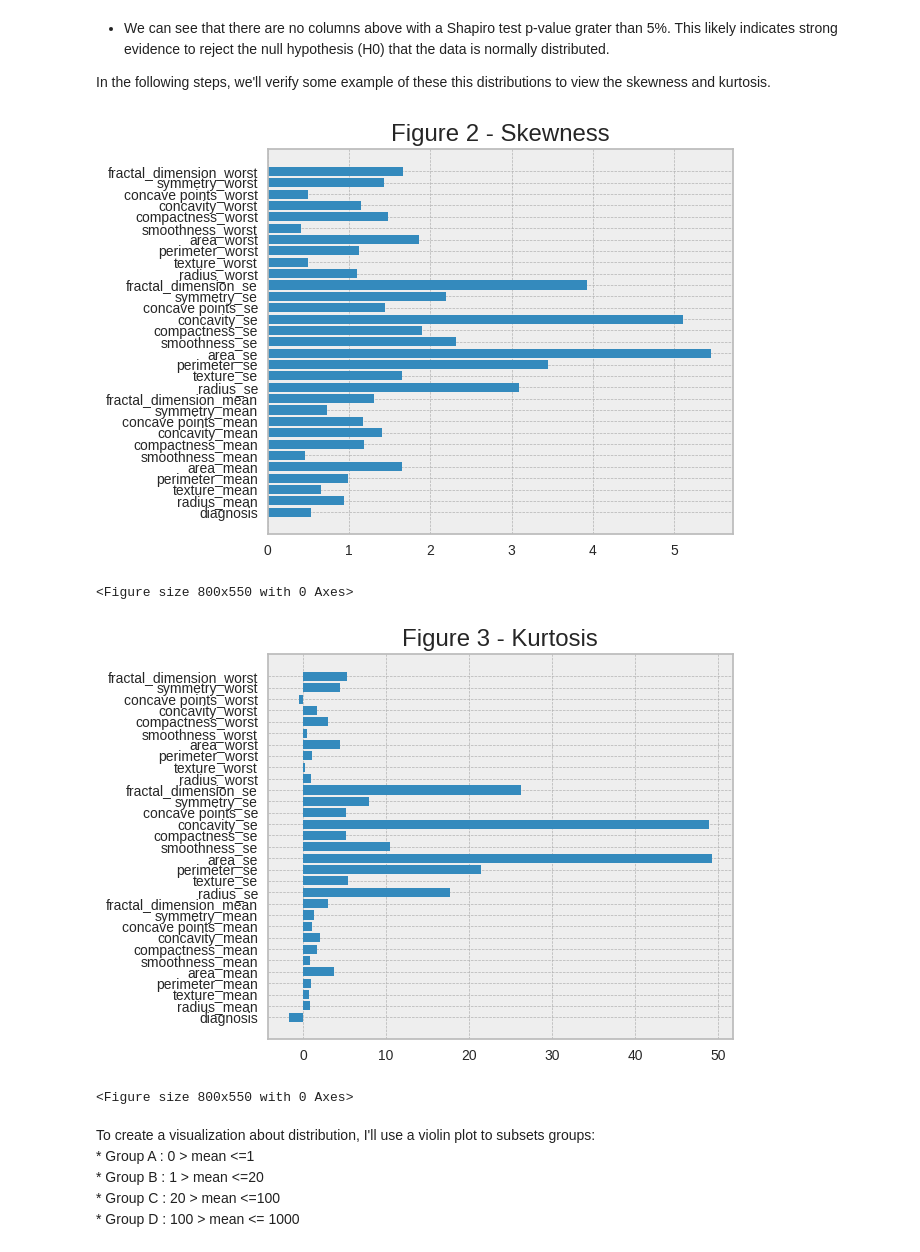
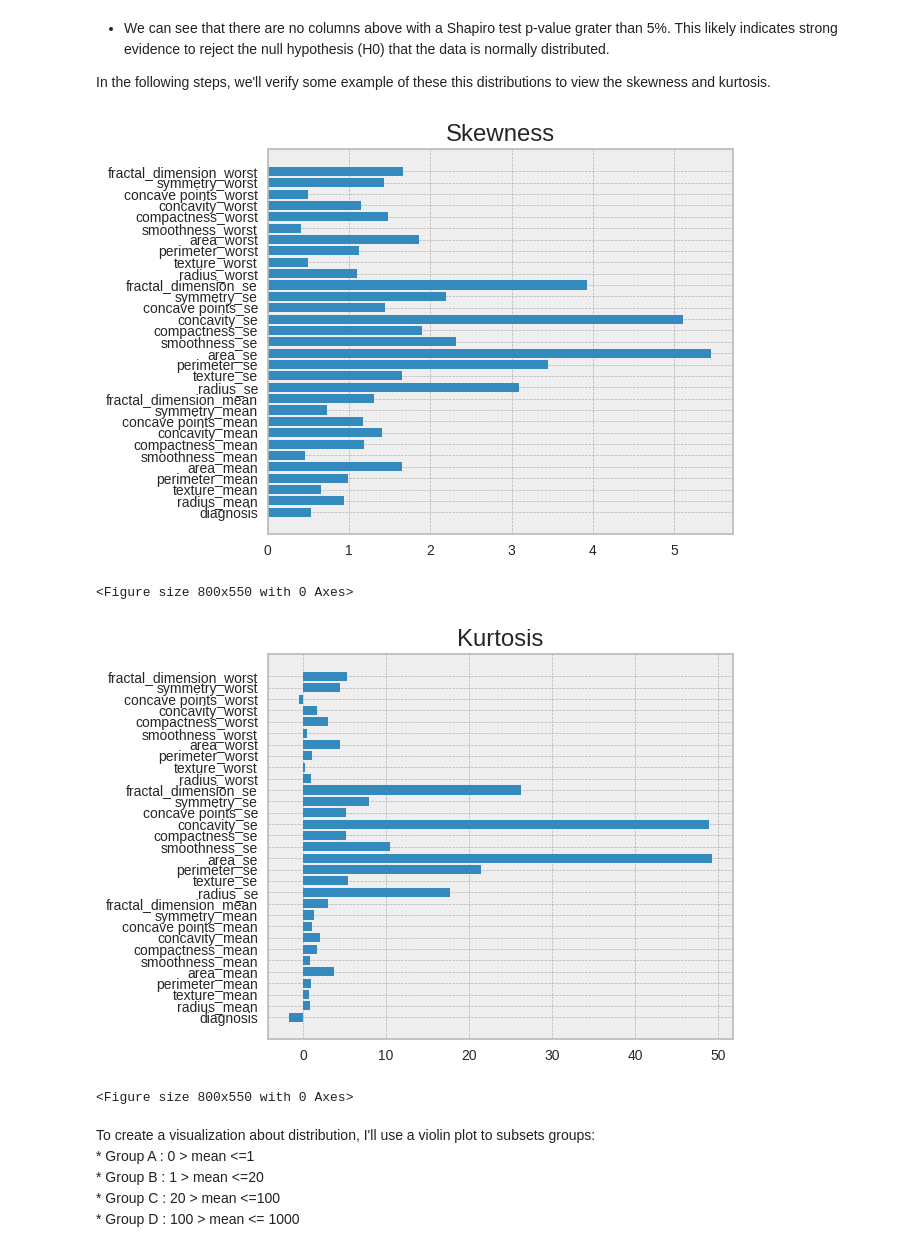
Before and after one commit to sabinorsp/cancer_data_classification, a Jupyter notebook: notebooks/1.2-rsp-exploratory-data-analysis.ipynb, the cells around one changed output. Cells and saved outputs as stored; diff of their text form; code cells hidden in the pictures.

```diff
--- a/notebooks/1.2-rsp-exploratory-data-analysis.ipynb
+++ b/notebooks/1.2-rsp-exploratory-data-analysis.ipynb
@@ -117,21 +124,21 @@ In the following steps, we'll verify some example of these this distributions to
 # %%
 # compute skewness and kurtosis of all variables
 plt.figure(figsize=(6,5))
 plt.barh(data.skew().index, data.skew().values)
-plt.title('Figure 2 - Skewness')
+plt.title('Skewness')
 plt.show()
 plt.savefig('../reports/figures/fig2-skewness', dpi=300, bbox_inches='tight')
 # %% [output]
-[figure, old version]
+[figure, new version]
 <Figure size 800x550 with 0 Axes>
 # %%
 plt.figure(figsize=(6,5))
 plt.barh(data.kurtosis().index, data.kurtosis().values)
-plt.title('Figure 3 - Kurtosis')
+plt.title('Kurtosis')
 plt.show()
 plt.savefig('../reports/figures/fig3-kurtosis', dpi=300, bbox_inches='tight')
 # %% [output]
-[figure, old version]
+[figure, new version]
 <Figure size 800x550 with 0 Axes>
 # %% [markdown]
 To create a visualization about distribution, I'll use a violin plot to subsets groups:
```
Also changed, not shown: parts of 1 cell of this notebook, 3 other files.
